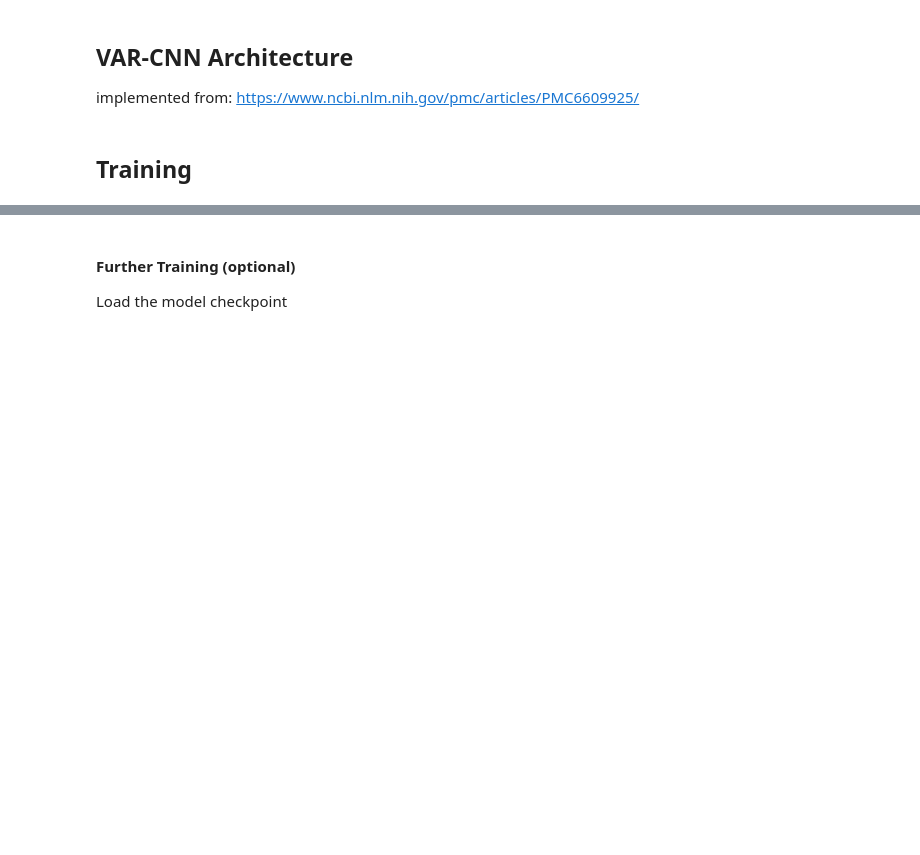
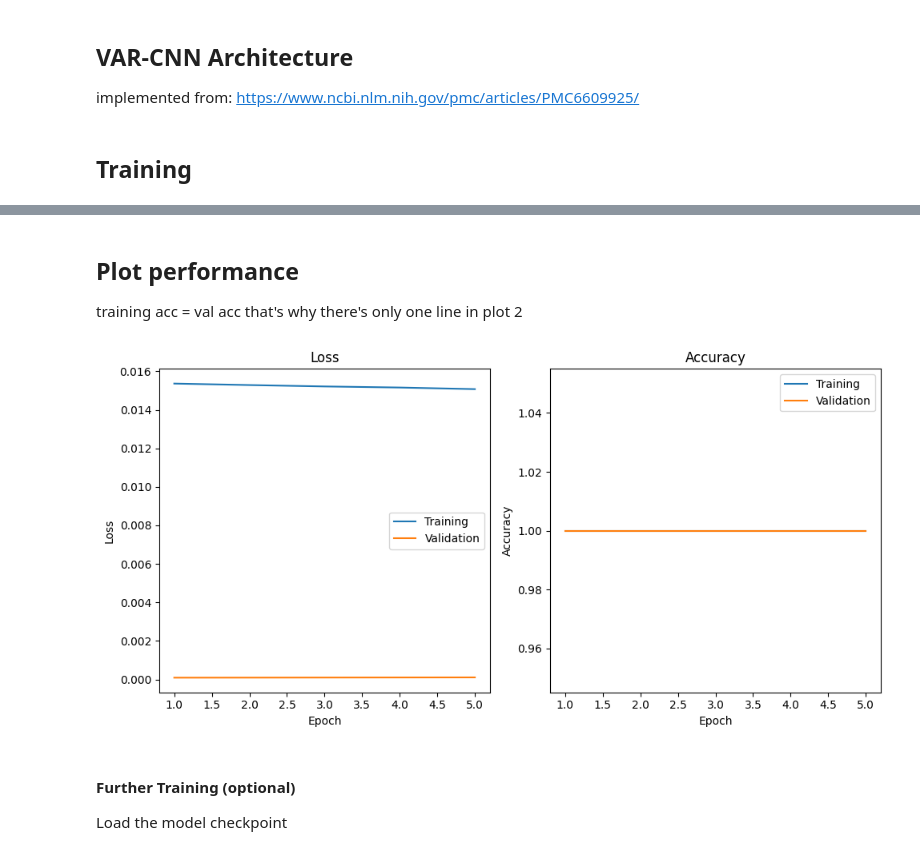
Before and after one commit to platelminto/magneto, a Jupyter notebook: CNN.ipynb, the cells around one changed output, grey strips where cells are left out. Cells and saved outputs as stored; diff of their text form; code cells hidden in the pictures; blank space fills up the shorter version.

Commit message:
Added plots and to-do

```diff
--- a/CNN.ipynb
+++ b/CNN.ipynb
@@ -155,7 +157,7 @@ from torch.utils.data.dataset import TensorDataset
 
 criterion = nn.CrossEntropyLoss()
 batch_size = 8
-num_epochs = 1
+num_epochs = 5
 dataset = TensorDataset(torch.tensor(intra_train_X_norm.unsqueeze(-1)), torch.tensor(intra_train_labels_stripped).long())
 
 # 5fold cross-validation
@@ -180,7 +182,13 @@ for fold, (train_index, val_index) in enumerate(kf.split(intra_train_X_norm, int
     patience_counter = 0
     best_loss = np.inf
 
+    train_losses = []
+    train_accuracies = []
+    val_losses = []
+    val_accuracies = []
+
     for epoch in range(num_epochs):
+        print(f"Epoch {epoch + 1}")
 
         train_loss = 0.0
         correct_predictions = 0
@@ -206,7 +214,7 @@ for fold, (train_index, val_index) in enumerate(kf.split(intra_train_X_norm, int
         train_loss /= len(train_loader.dataset)
         train_accuracy = correct_predictions / total_predictions
 
-        print(f"Epoch {epoch}: Training loss: {train_loss}, Training accuracy: {train_accuracy}")
+        print(f"Training loss: {train_loss}, Training accuracy: {train_accuracy}")
 
 
         # Validation
@@ -228,7 +236,11 @@ for fold, (train_index, val_index) in enumerate(kf.split(intra_train_X_norm, int
         val_loss /= len(val_loader.dataset)  # Get the average loss
         val_accuracy = correct_predictions / total_predictions
 
-        print(f"Epoch {epoch}: Validation loss: {val_loss}, Validation accuracy: {val_accuracy}")
+        print(f"Validation loss: {val_loss}, Validation accuracy: {val_accuracy}")
+        train_losses.append(train_loss)
+        train_accuracies.append(train_accuracy)
+        val_losses.append(val_loss)
+        val_accuracies.append(val_accuracy)
 
         # Early stopping logic
         if val_loss < best_loss:
@@ -272,3 +281,35 @@ Checkpoint saved for fold 4 at epoch 0
+# %% [markdown]
+## Plot performance
+
+training acc = val acc that's why there's only one line in plot 2
+# %%
+import matplotlib.pyplot as plt
+
+epochs = range(1, len(train_losses) + 1)
+
+# Plot Training and Validation Loss
+plt.figure(figsize=(10, 5))
+plt.subplot(1, 2, 1)
+plt.plot(epochs, train_losses, label='Training')
+plt.plot(epochs, val_losses, label='Validation')
+plt.title('Loss')
+plt.xlabel('Epoch')
+plt.ylabel('Loss')
+plt.legend()
+
+# Plot Validation Accuracy
+plt.subplot(1, 2, 2)
+plt.plot(epochs, train_accuracies, label='Training')
+plt.plot(epochs, val_accuracies, label='Validation')
+plt.title('Accuracy')
+plt.xlabel('Epoch')
+plt.ylabel('Accuracy')
+plt.legend()
+
+plt.tight_layout()
+plt.show()
+# %% [output]
+[figure, added]
 # %% [markdown]
 #### Further Training (optional)
 
```
Also changed, not shown: parts of 2 cells of this notebook, 1 other file.
